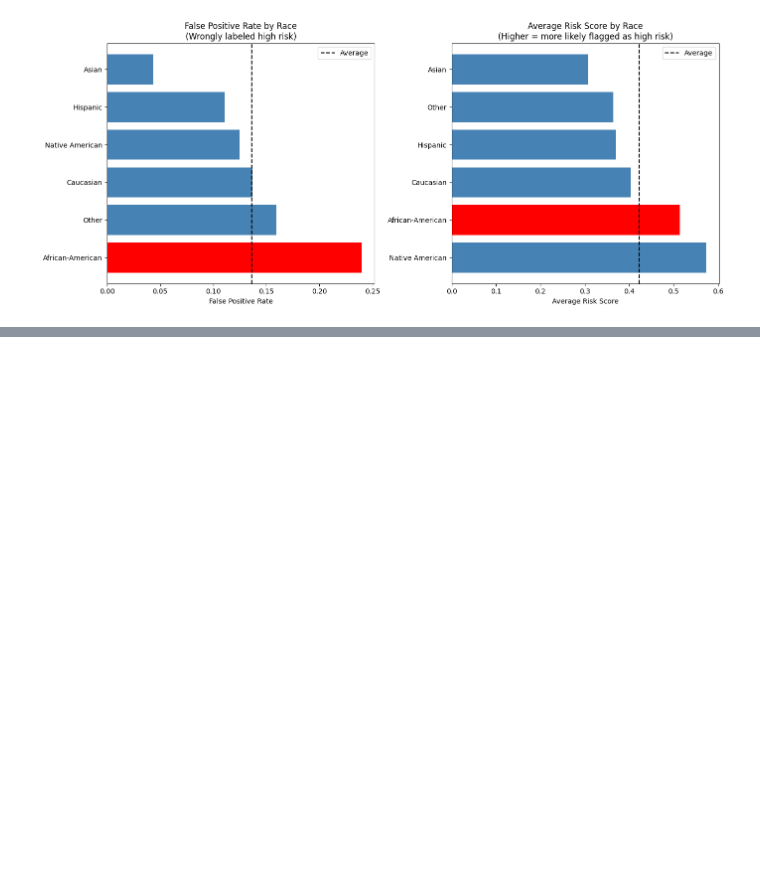
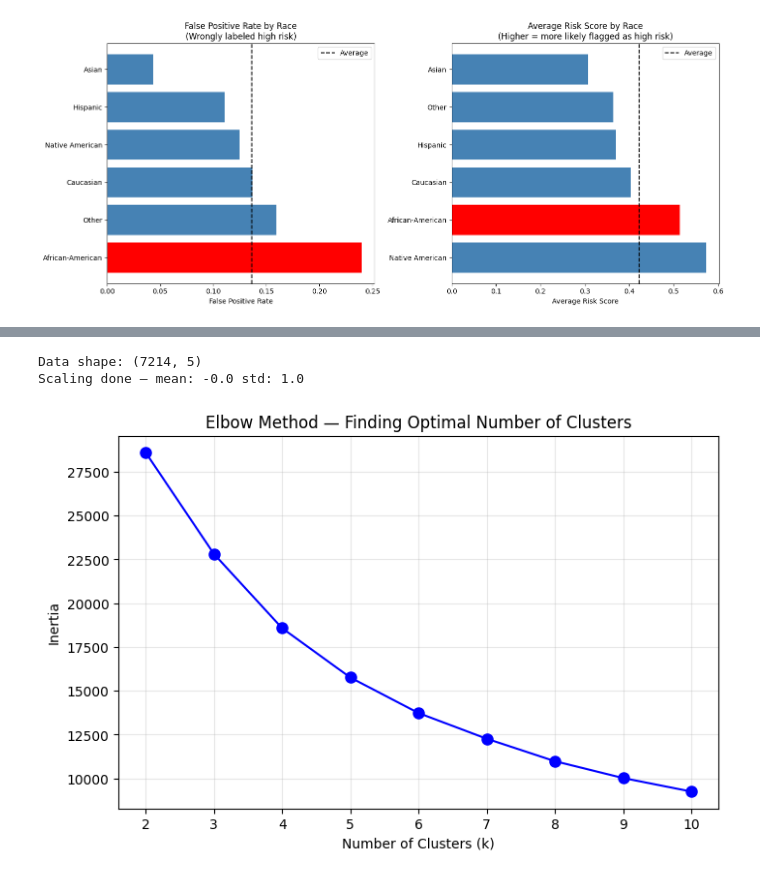
Before and after one commit to Farzamfar/criminal-justice-recidivism-app, a Jupyter notebook: Recidivism_bias_analysis.ipynb, the cells around one changed output, grey strips where cells are left out. Drawn from its saved outputs; the diff is of its cells as text; code cells hidden in the pictures; blank space fills up the shorter version.

```diff
--- a/Recidivism_bias_analysis.ipynb
+++ b/Recidivism_bias_analysis.ipynb
@@ -610,0 +752,39 @@ plt.show()
+# %%
+# Cell 16 - Prepare data for unsupervised learning
+from sklearn.preprocessing import StandardScaler
+from sklearn.decomposition import PCA
+from sklearn.cluster import KMeans
+
+# Use encoded data without target variable
+X_unsup = df[['age', 'sex', 'race', 'priors_count', 'c_charge_degree']].copy()
+
+# Scale the data — very important for clustering
+scaler = StandardScaler()
+X_scaled = scaler.fit_transform(X_unsup)
+
+print("Data shape:", X_scaled.shape)
+print("Scaling done — mean:", X_scaled.mean().round(4),
+      "std:", X_scaled.std().round(4))
+# %% [output]
+Data shape: (7214, 5)
+Scaling done — mean: -0.0 std: 1.0
+# %%
+# Cell 17 - Elbow Method to find optimal clusters
+inertia = []
+k_range = range(2, 11)
+
+for k in k_range:
+    kmeans = KMeans(n_clusters=k, random_state=42, n_init=10)
+    kmeans.fit(X_scaled)
+    inertia.append(kmeans.inertia_)
+
+plt.figure(figsize=(8, 5))
+plt.plot(k_range, inertia, 'bo-', markersize=8)
+plt.xlabel('Number of Clusters (k)')
+plt.ylabel('Inertia')
+plt.title('Elbow Method — Finding Optimal Number of Clusters')
+plt.xticks(k_range)
+plt.grid(True, alpha=0.3)
+plt.show()
+# %% [output]
+[figure, added]
```
Also changed, not shown: parts of 9 cells of this notebook.
